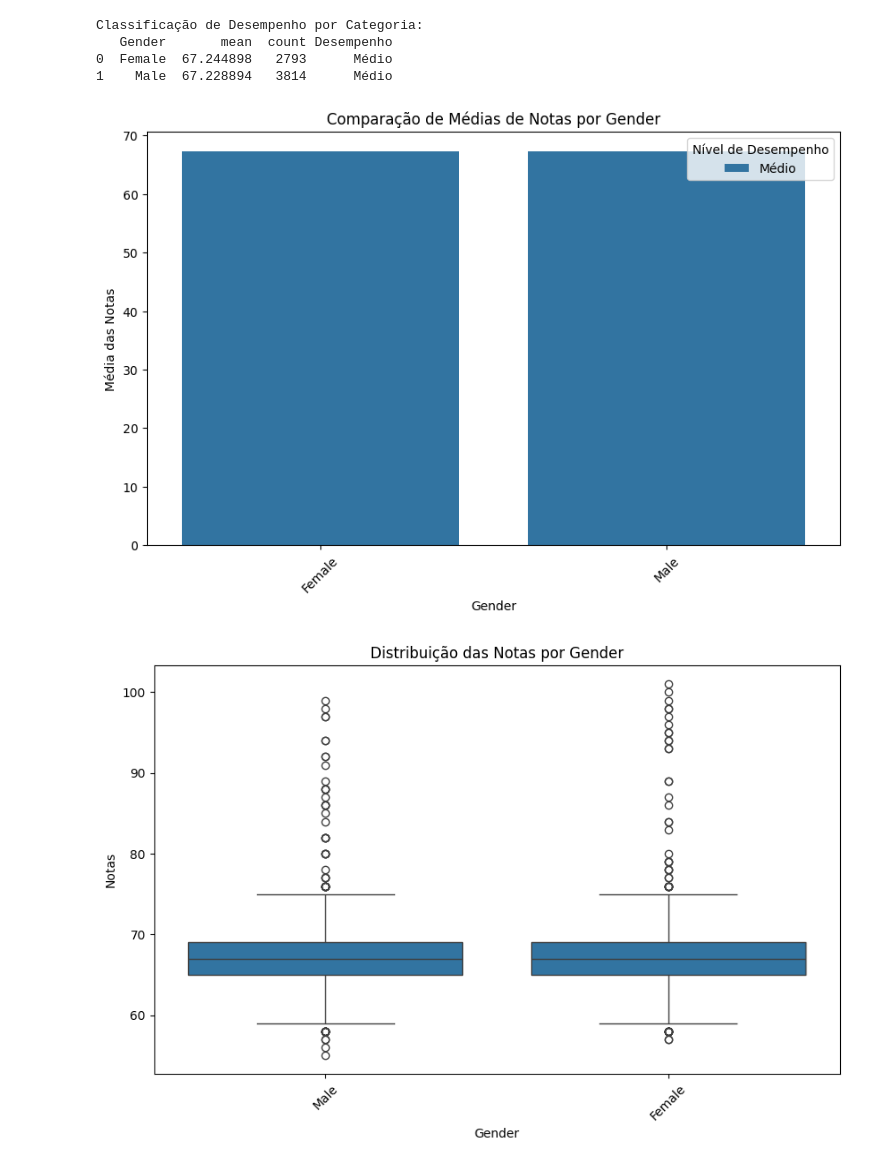
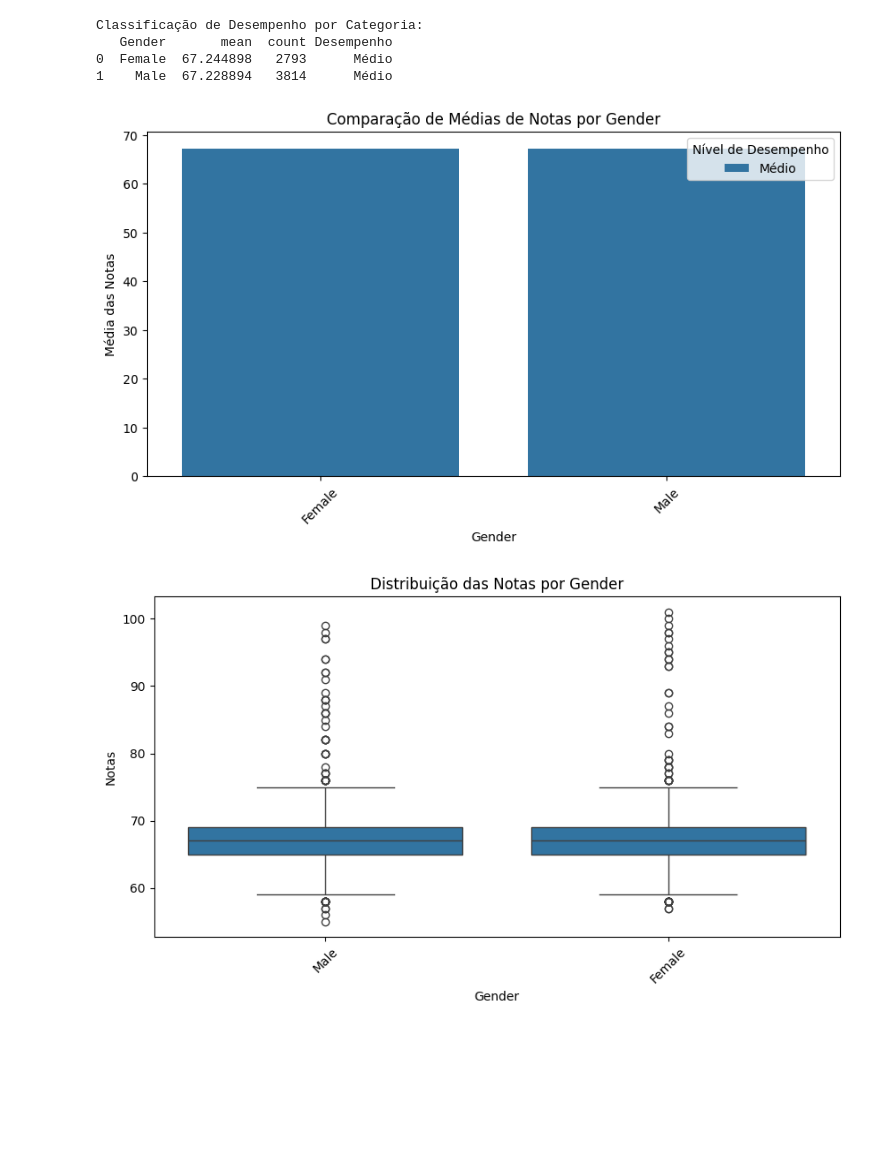
Before and after one commit to scjoaoantonio/aulas_datascience, a Jupyter notebook: exercicio2/main.ipynb, the cells around one changed output. Saved outputs shown, nothing was run; the diff lists cells and outputs as text; code cells hidden in the pictures; blank space fills up the shorter version.

```diff
--- a/exercicio2/main.ipynb
+++ b/exercicio2/main.ipynb
@@ -203,4 +189,5 @@ nota_coluna = 'Exam_Score'
 # %%
+coluna_escolhida = 'Gender'
 
 # Função personalizada para classificar níveis de desempenho com base na média de notas
 def classificar_desempenho(media):
@@ -211,13 +198,10 @@ def classificar_desempenho(media):
     else:
         return "Baixo"
 
-# Agrupar dados pela categoria e calcular a média de notas
-grupo_estatisticas = student_df.groupby(categoria_coluna)[nota_coluna].agg(['mean', 'count']).reset_index()
-
-# Aplicar a função personalizada para classificar os grupos de acordo com o desempenho
+# Agrupar por categoria, calcular e classificar a média das notas de acordo com o desempenho
+grupo_estatisticas = student_df.groupby(coluna_escolhida)['Exam_Score'].agg(['mean', 'count']).reset_index()
 grupo_estatisticas['Desempenho'] = grupo_estatisticas['mean'].apply(classificar_desempenho)
 
-# Exibir tabela de classificação de desempenho
 print("Classificação de Desempenho por Categoria:")
 print(grupo_estatisticas)
 # %% [output]
@@ -226,27 +210,27 @@ Classificação de Desempenho por Categoria:
 0  Female  67.244898   2793      Médio
 1    Male  67.228894   3814      Médio
 # %%
-# Visualização 1: Comparação de médias entre grupos
-plt.figure(figsize=(10, 6))
-sns.barplot(data=grupo_estatisticas, x=categoria_coluna, y='mean', hue='Desempenho')
-plt.title(f'Comparação de Médias de Notas por {categoria_coluna}')
-plt.xlabel(categoria_coluna)
+# Gráfico 1: Comparação de médias entre grupos
+plt.figure(figsize=(10, 5))
+sns.barplot(data=grupo_estatisticas, x=coluna_escolhida, y='mean', hue='Desempenho')
+plt.title(f'Comparação de Médias de Notas por {coluna_escolhida}')
+plt.xlabel(coluna_escolhida)
 plt.ylabel('Média das Notas')
 plt.xticks(rotation=45)
 plt.legend(title='Nível de Desempenho')
 plt.show()
 
-# Visualização 2: Boxplot para distribuição das notas por categoria
-plt.figure(figsize=(10, 6))
-sns.boxplot(data=student_df, x=categoria_coluna, y=nota_coluna)
-plt.title(f'Distribuição das Notas por {categoria_coluna}')
-plt.xlabel(categoria_coluna)
+# Gráfico 2: Boxplot para distribuição das notas por categoria
+plt.figure(figsize=(10, 5))
+sns.boxplot(data=student_df, x=coluna_escolhida, y='Exam_Score')
+plt.title(f'Distribuição das Notas por {coluna_escolhida}')
+plt.xlabel(coluna_escolhida)
 plt.ylabel('Notas')
 plt.xticks(rotation=45)
 plt.show()
 # %% [output]
-[figure, old version]
+[figure, new version]
-[figure, old version]
+[figure, new version]
 # %%
 # Identificar o grupo de maior desempenho
 grupo_destacado = grupo_estatisticas[grupo_estatisticas['Desempenho'] == 'Alto']
```
Also changed, not shown: parts of 9 cells of this notebook.
